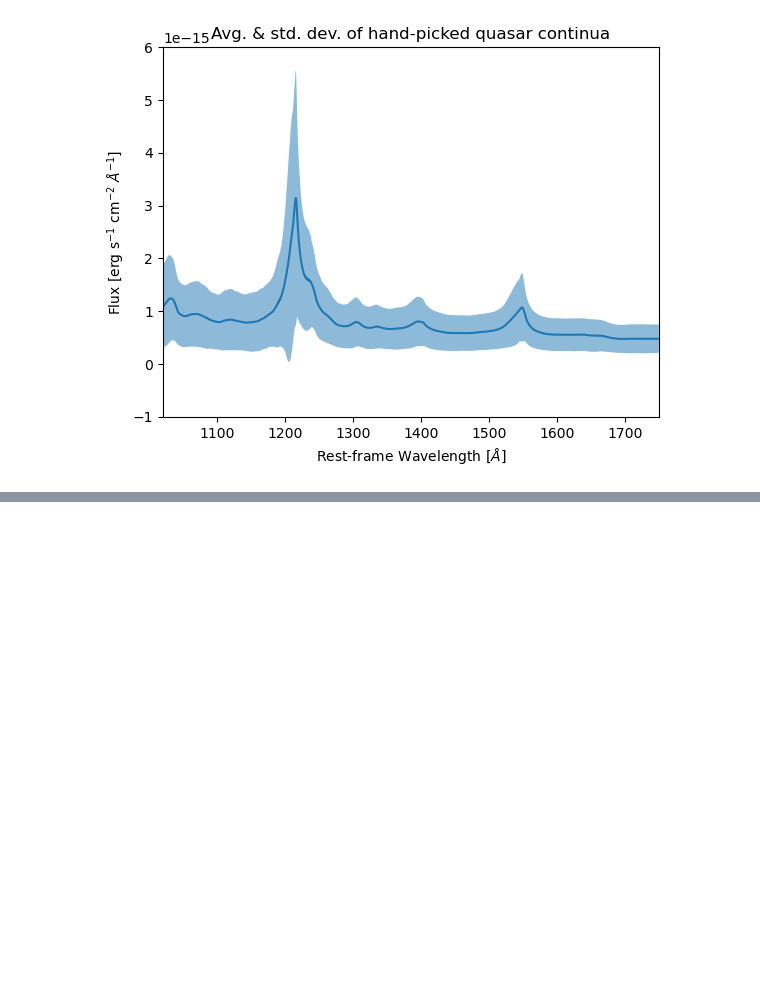
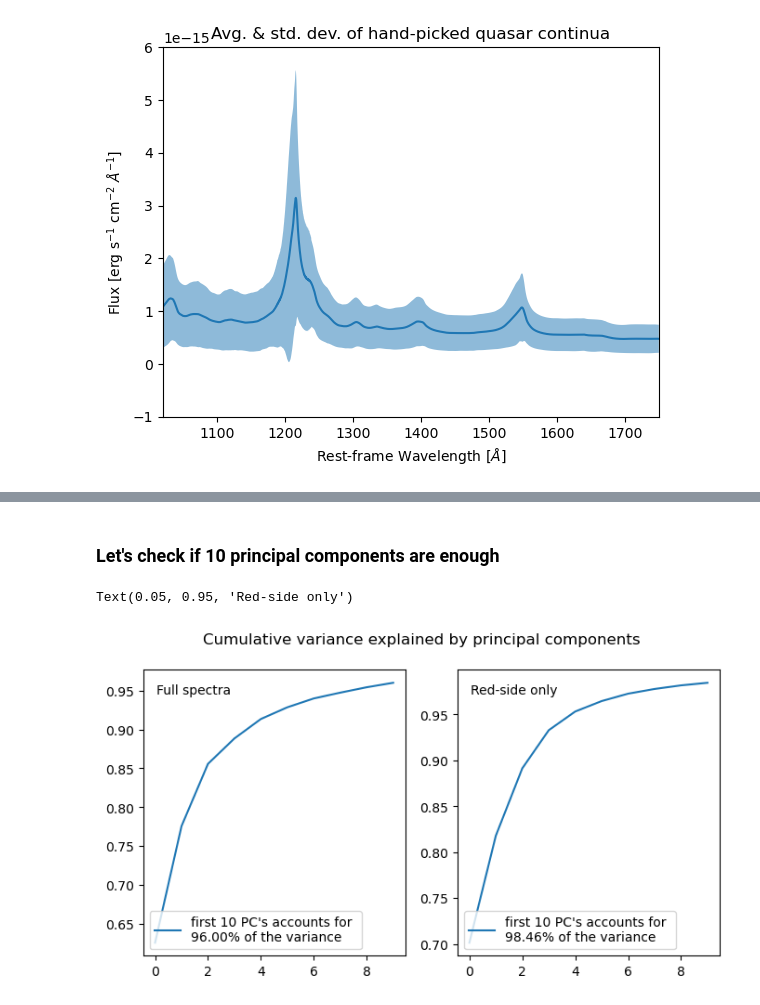
Before and after one commit to bayu-wilson/quasar_spectral_reconstruction_with_PCA, a Jupyter notebook: DimReductionAstroSpectra.ipynb, the cells around one changed output, grey strips where cells are left out. Drawn from its saved outputs; the diff is of its cells as text; code cells hidden in the pictures; blank space fills up the shorter version.

```diff
--- a/DimReductionAstroSpectra.ipynb
+++ b/DimReductionAstroSpectra.ipynb
@@ -404,0 +200,25 @@ plt.savefig("reconstructed_spectra.png",dpi=200, bbox_inches='tight')
+# %% [markdown]
+### Let's check if 10 principal components are enough
+# %%
+evals_full = pca_full.explained_variance_ratio_
+evals_full_cs = evals_full.cumsum()
+evals_red = pca_red.explained_variance_ratio_
+evals_red_cs = evals_red.cumsum()
+
+fig,ax = plt.subplots(nrows=1,ncols=2,figsize=(8,4))
+n_components = 10
+x = np.arange(0,n_components,1)
+label_full = f"first {n_components} PC's accounts for \n{evals_full_cs[-1]*100:.2f}% of the variance"
+plt.suptitle("Cumulative variance explained by principal components")
+ax[0].plot(x,evals_full_cs,label =label_full)
+ax[0].legend(loc='lower left')
+ax[0].text(0.05, 0.95, f"Full spectra", transform=ax[0].transAxes, verticalalignment='top', horizontalalignment='left')
+
+label_red = f"first {n_components} PC's accounts for \n{evals_red_cs[-1]*100:.2f}% of the variance"
+plt.suptitle("Cumulative variance explained by principal components")
+ax[1].plot(x,evals_red_cs,label =label_red)
+ax[1].legend(loc='lower left')
+ax[1].text(0.05, 0.95, f"Red-side only", transform=ax[1].transAxes, verticalalignment='top', horizontalalignment='left')
+# %% [output]
+Text(0.05, 0.95, 'Red-side only')
+[figure, added]
```
Also changed, not shown: parts of 53 cells of this notebook.
